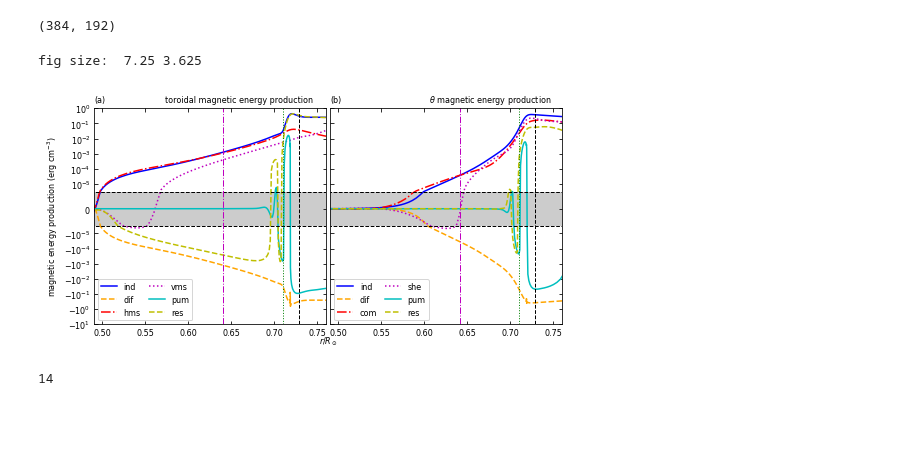
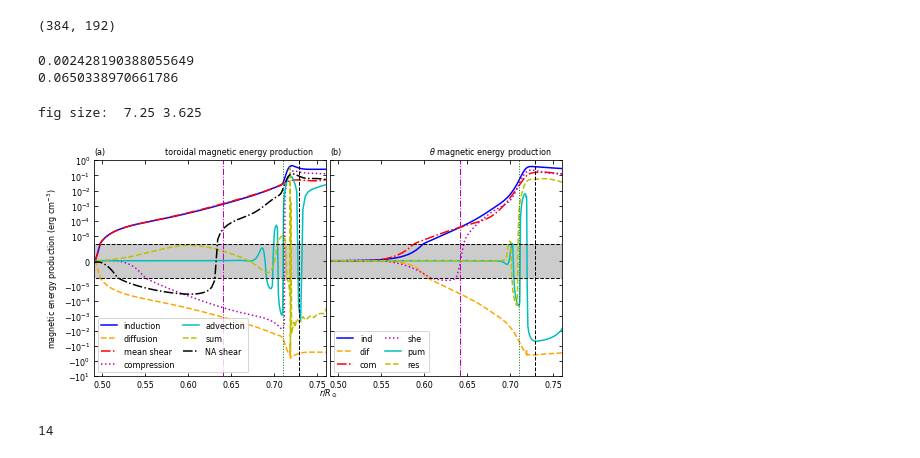
Before and after one commit to illorenzo7/Tacho_Letter_Plots_Part2, a Jupyter notebook: 00_meprod.ipynb, the cells around one changed output. Drawn from its saved outputs; the diff is of its cells as text; code cells hidden in the pictures; blank space fills up the shorter version.

Commit message:
check

```diff
--- a/00_meprod.ipynb
+++ b/00_meprod.ipynb
@@ -36,6 +36,7 @@ reading /nobackup/lmatilsk/case_M//data/Shell_Avgs-07802500_50222500.pkl
 
 # total production
 fact = 1/(4*np.pi)
+
 indr = vals[:, 0, lut[2201]]*fact
 indt = vals[:, 0, lut[2202]]*fact
 indp = vals[:, 0, lut[2203]]*fact
@@ -57,6 +58,9 @@ indt_shear = vals[:, 0, lut[2305]]*fact
 indt_comp = vals[:, 0, lut[2311]]*fact
 indt_adv = vals[:, 0, lut[2308]]*fact
 
+# phi prod, shear comp and adv
+indp_shear = vals[:, 0, lut[2306]]*fact
+indp_comp = vals[:, 0, lut[2312]]*fact
 indp_adv = vals[:, 0, lut[2309]]*fact
 
 # theta prod, shear and comp, broken up more
@@ -119,6 +123,13 @@ indp_ms_t = np.sum(di_grid['tw_2d']*bpolb_t*dOmdt, axis=0)
 indp_ms_exact = indp_ms_r + indp_ms_t
 # %% [output]
 (384, 192)
+# %%
+# check two types of MS basically agree
+print(rms(indp_ms_exact - indp_ms))
+print(rms(indp_ms_exact)) # pretty good I'd say --- good to within about 3%
+# %% [output]
+0.002428190388055649
+0.0650338970661786
 # %%
 # make good line plot dimensions
 fig_width_inches = 7.25 #4.75
@@ -173,27 +184,32 @@ ax2 = fig.add_axes((margin_left + margin_right + subplot_width, margin_bottom,\
 # plot the profiles
 ordinate=0
 ax1.plot(rr, indp, color=color_order[ordinate], linestyle=style_order[ordinate],\
-         label='ind')
-ordinate=1
+         label='induction')
+
+ordinate += 1
 ax1.plot(rr, diffp, color=color_order[ordinate], linestyle=style_order[ordinate],\
-         label='dif')
-#ordinate=2
-#ax1.plot(rr, indp_ms_exact*0.1, color=color_order[ordinate], linestyle=style_order[ordinate],\
-#         label='mean shear')
-ordinate=2#3
-ax1.plot(rr, indp_ms_t, color=color_order[ordinate], linestyle=style_order[ordinate],\
-         label='hms')
-ordinate=3#4
-ax1.plot(rr, indp_ms_r, color=color_order[ordinate], linestyle=style_order[ordinate],\
-         label='vms')
-ordinate=4
-ax1.plot(rr[:ipumpcut], indp_adv1[:ipumpcut], color=color_order[ordinate], linestyle=style_order[ordinate],\
-         label='pum')
+         label='diffusion')
 
-ordinate=5
-residp = indp - indp_ms_t - indp_ms_r - indp_adv1
-ax1.plot(rr[:ipumpcut], residp[:ipumpcut], color=color_order[ordinate], linestyle=style_order[ordinate],\
-         label='res')
+ordinate += 1
+ax1.plot(rr, indp_ms, color=color_order[ordinate], linestyle=style_order[ordinate],\
+         label='mean shear')
+
+ordinate += 1
+ax1.plot(rr[:ipumpcut], indp_comp[:ipumpcut], color=color_order[ordinate], linestyle=style_order[ordinate],\
+         label='compression')
+
+ordinate += 1
+ax1.plot(rr[:ipumpcut], indp_adv[:ipumpcut], color=color_order[ordinate], linestyle=style_order[ordinate],\
+         label='advection')
+
+ordinate += 1
+sump = indp + diffp
+ax1.plot(rr[:ipumpcut], sump[:ipumpcut], color=color_order[ordinate], linestyle=style_order[ordinate],\
+         label='sum')
+
+ordinate=6
+ax1.plot(rr, (indp_shear - indp_ms_exact), color=color_order[ordinate], linestyle=style_order[ordinate],\
+         label='NA shear')
 
 #ordinate=4#5
 #ax1.plot(rr, (indp + diffp)*0.1, color=color_order[ordinate], linestyle=style_order[ordinate],\
@@ -234,19 +250,19 @@ ax1.set_xlim(np.min(rr), rcut)
 
 # plot the profiles
 ordinate=0
-ax2.plot(rr, indt + 0*indr, color=color_order[ordinate], linestyle=style_order[ordinate],\
+ax2.plot(rr, indt, color=color_order[ordinate], linestyle=style_order[ordinate],\
          label='ind')
 ordinate=1
-ax2.plot(rr, difft + 0*diffr, color=color_order[ordinate], linestyle=style_order[ordinate],\
+ax2.plot(rr, difft, color=color_order[ordinate], linestyle=style_order[ordinate],\
          label='dif')
 ordinate=2
-ax2.plot(rr, indt_comp + 0*indr_comp, color=color_order[ordinate], linestyle=style_order[ordinate],\
+ax2.plot(rr, indt_comp, color=color_order[ordinate], linestyle=style_order[ordinate],\
          label='com')
 ordinate=3
-ax2.plot(rr, indt_shear + 0*indr_shear, color=color_order[ordinate], linestyle=style_order[ordinate],\
+ax2.plot(rr, indt_shear, color=color_order[ordinate], linestyle=style_order[ordinate],\
          label='she')
 ordinate=4
-ax2.plot(rr[:ipumpcut], indt_adv1[:ipumpcut] + 0*indr_adv1[:ipumpcut], color=color_order[ordinate], linestyle=style_order[ordinate],\
+ax2.plot(rr[:ipumpcut], indt_adv1[:ipumpcut], color=color_order[ordinate], linestyle=style_order[ordinate],\
          label='pum')
 
 ordinate=5
@@ -294,34 +310,34 @@ buffspace = ' '*5
 ax1.set_title('toroidal magnetic energy production' + buffspace, loc='right', fontsize=fontsize)
 ax2.set_title(r'$\theta$' + ' magnetic energy production' + buffspace, loc='right', fontsize=fontsize)
 
 
 
 # remove the annoying 10^-7 ticks (have no idea how I did this or why it makes sense)
 yticks = ax1.get_yticks().tolist()
 yticks.pop(6+int(np.log10(np.abs(ymin))))
 yticks.pop(7+int(np.log10(np.abs(ymin))))
 ax1.set_yticks(yticks)
 #ax2.set_yticks(yticks)
 ax1.set_ylim(ymin, ymax)
 
 # add shade in 'linear region'
 xvals = np.linspace(np.min(rr), rcut, 100)
 for ax in ax1, ax2:
     ax.fill_between(xvals, xvals*0 - linthresh, xvals*0 + linthresh, fc="k", alpha=0.2)
 
     # point ticks inward and get them on all sides
     plt.sca(ax)
     plt.tick_params(top=True, right=True, direction='in', which='both', labelsize=fontsize)
 plt.sca(ax1)
 plt.minorticks_off()
 
 # label both x axes
 fig.text(margin_left + subplot_width + 0.5*margin_x, margin_y,\
          r'$r/R_\odot$', fontsize=fontsize, ha='center', va='bottom')
 
 plt.savefig('images/meprod.png', dpi=300)
 # %% [output]
-[figure, old version]
+[figure, new version]
 # %%
 len(yticks)
 # %% [output]
```
Also changed, not shown: 1 other file.
